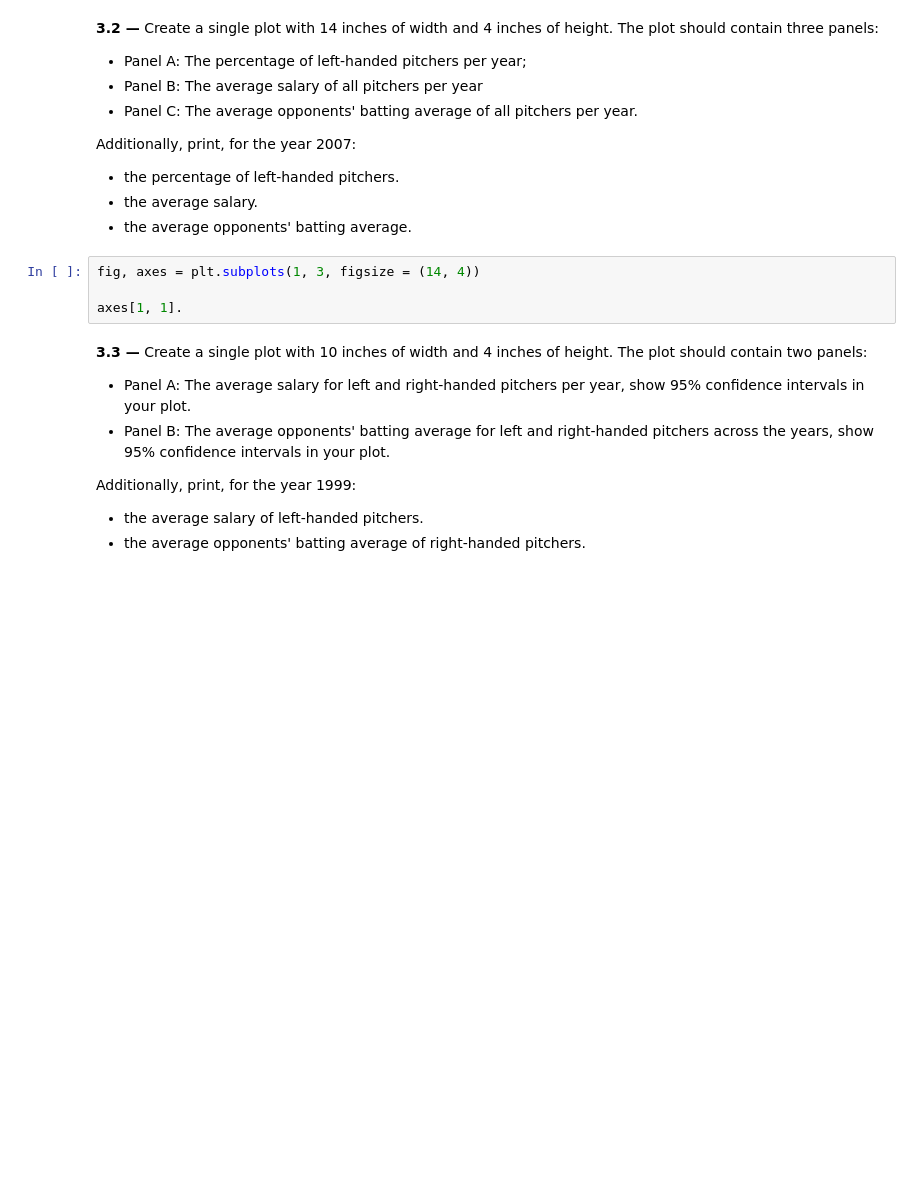
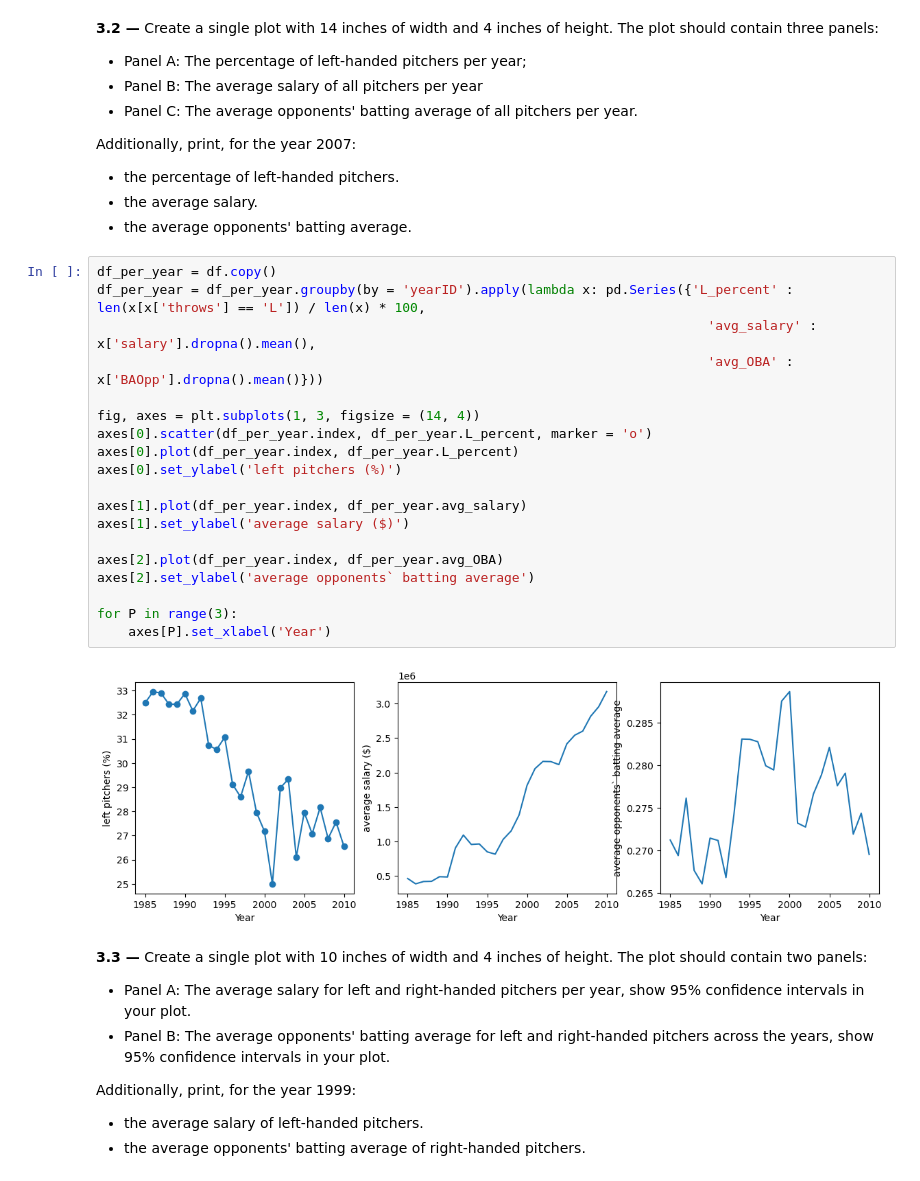
Before and after one commit to adacalypse/movie-datastory, a Jupyter notebook: Homework_1/h1_olivia.ipynb, the cells around one changed output. Cells and saved outputs as stored; diff of their text form; blank space fills up the shorter version.

```diff
--- a/Homework_1/h1_olivia.ipynb
+++ b/Homework_1/h1_olivia.ipynb
@@ -506,9 +506,26 @@ Additionally, print, for the year 2007:
 - the average salary.
 - the average  opponents' batting average.
 # %%
+df_per_year = df.copy()
+df_per_year = df_per_year.groupby(by = 'yearID').apply(lambda x: pd.Series({'L_percent' : len(x[x['throws'] == 'L']) / len(x) * 100,
+                                                                              'avg_salary' : x['salary'].dropna().mean(),
+                                                                              'avg_OBA' : x['BAOpp'].dropna().mean()}))
+
 fig, axes = plt.subplots(1, 3, figsize = (14, 4))
+axes[0].scatter(df_per_year.index, df_per_year.L_percent, marker = 'o')
+axes[0].plot(df_per_year.index, df_per_year.L_percent)
+axes[0].set_ylabel('left pitchers (%)')
 
-axes[1, 1].
+axes[1].plot(df_per_year.index, df_per_year.avg_salary)
+axes[1].set_ylabel('average salary ($)')
+
+axes[2].plot(df_per_year.index, df_per_year.avg_OBA)
+axes[2].set_ylabel('average opponents` batting average')
+
+for P in range(3):
+    axes[P].set_xlabel('Year')
+# %% [output]
+[figure, added]
 # %% [markdown]
 **3.3 —** Create a single plot with 10 inches of width and 4 inches of height. The plot should contain two panels:
 - Panel A: The average salary for left and right-handed pitchers per year, show 95% confidence intervals in your plot.
```
Also changed, not shown: parts of 2 cells of this notebook.
